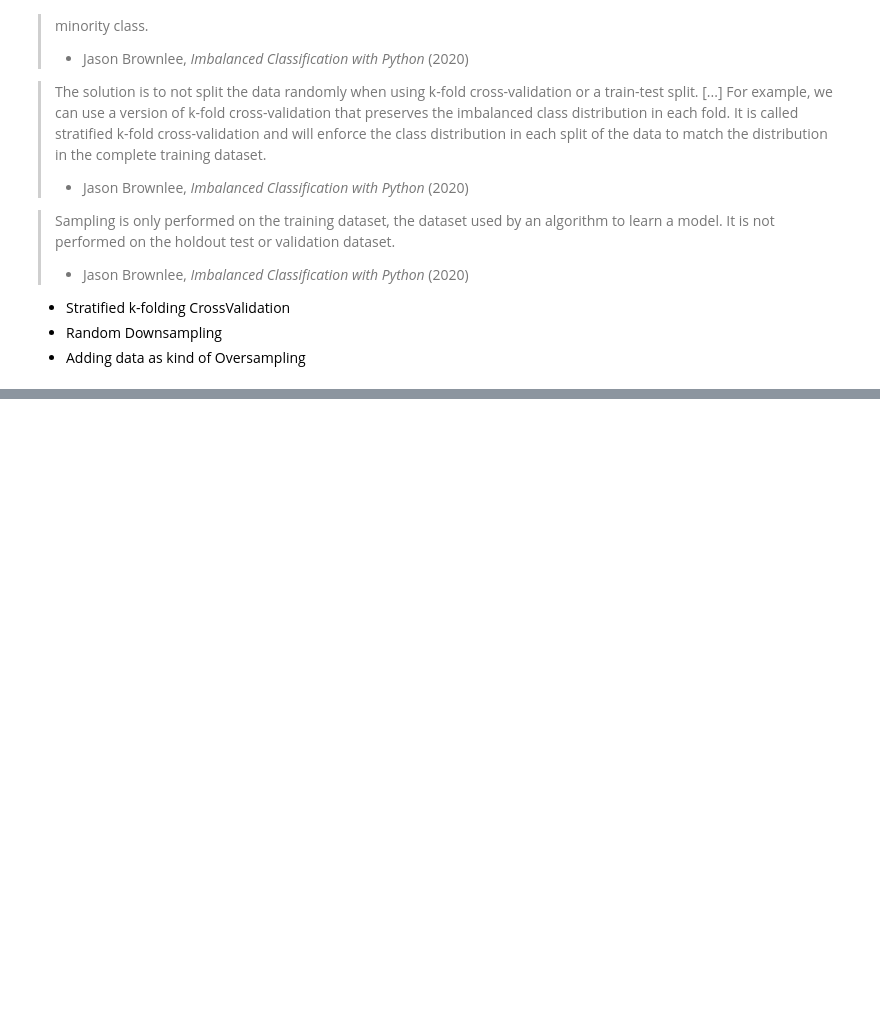
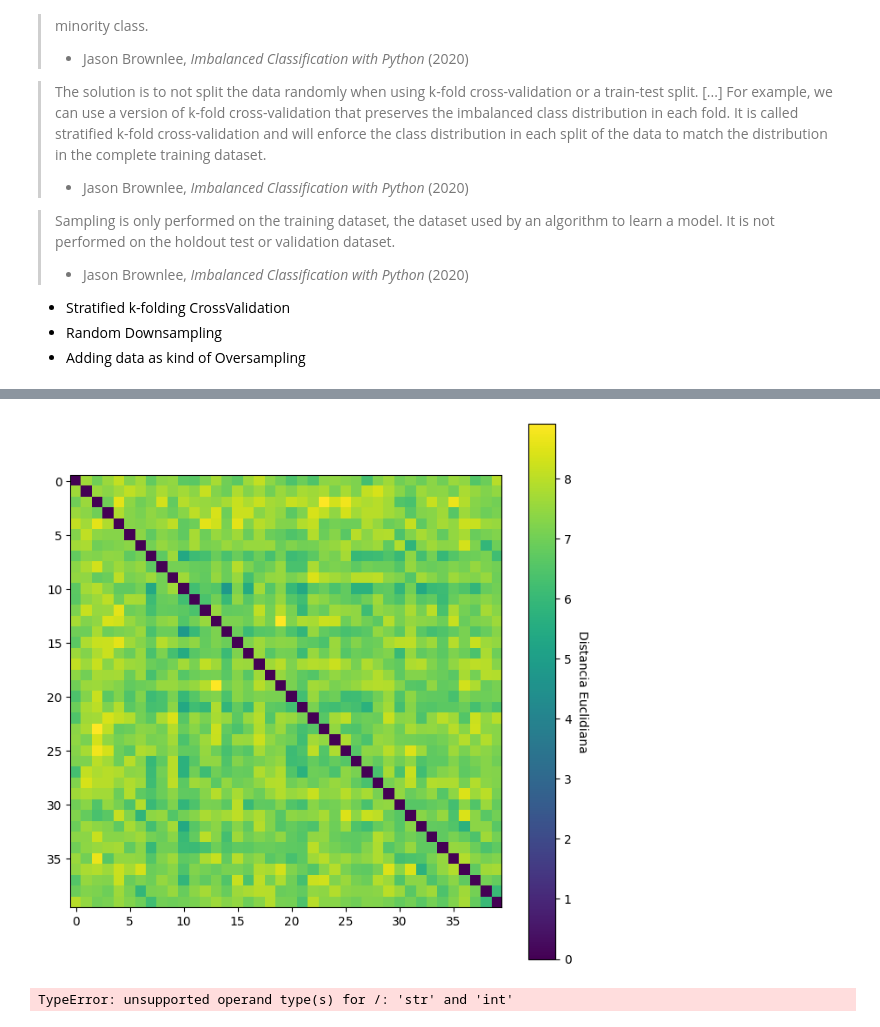
Before and after one commit to MrtC101/ia-2-uncuyo-2023, a Jupyter notebook: source/data_analisis.ipynb, the cells around one changed output, grey strips where cells are left out. Saved outputs shown, nothing was run; the diff lists cells and outputs as text; code cells hidden in the pictures; blank space fills up the shorter version.

```diff
--- a/source/data_analisis.ipynb
+++ b/source/data_analisis.ipynb
@@ -217,0 +216,2 @@ learn a model. It is not performed on the holdout test or validation dataset.
+# %%
+train_dataset= pd.read_csv("../data/lexp/pre_processed/train.csv")
@@ -217,0 +241,28 @@ learn a model. It is not performed on the holdout test or validation dataset.
+# %%
+from scipy.spatial.distance import euclidean, cityblock
+import numpy as np
+n=40
+eulist = np.zeros((n, n))
+manlist = np.zeros((n, n))
+for i,a in enumerate(train_dataset.values[0:n]):
+      for j,b in enumerate(train_dataset.values[0:n]):
+            # Calculate Euclidean distance
+            eulist[i,j]=euclidean(a[3:116], b[3:116])
+
+            # Calculate Manhattan distance
+            manlist[i,j]=cityblock(a[3:116], b[3:116])
+# %%
+fig, ax = plt.subplots(figsize=(8, 8))
+
+im = ax.imshow(manlist, cmap='viridis')
+
+# Añadir barra de color
+cbar = ax.figure.colorbar(im, ax=ax)
+cbar.set_label('Distancia Euclidiana', rotation=-90, va="bottom")
+fig.show()
+# %% [output]
+[figure, added]
+# %%
+correlation_matrix = np.corrcoef(train_dataset, rowvar=False)
+# %% [output]
+TypeError: unsupported operand type(s) for /: 'str' and 'int'
```
Also changed, not shown: parts of 5 cells of this notebook, 5 other files.
